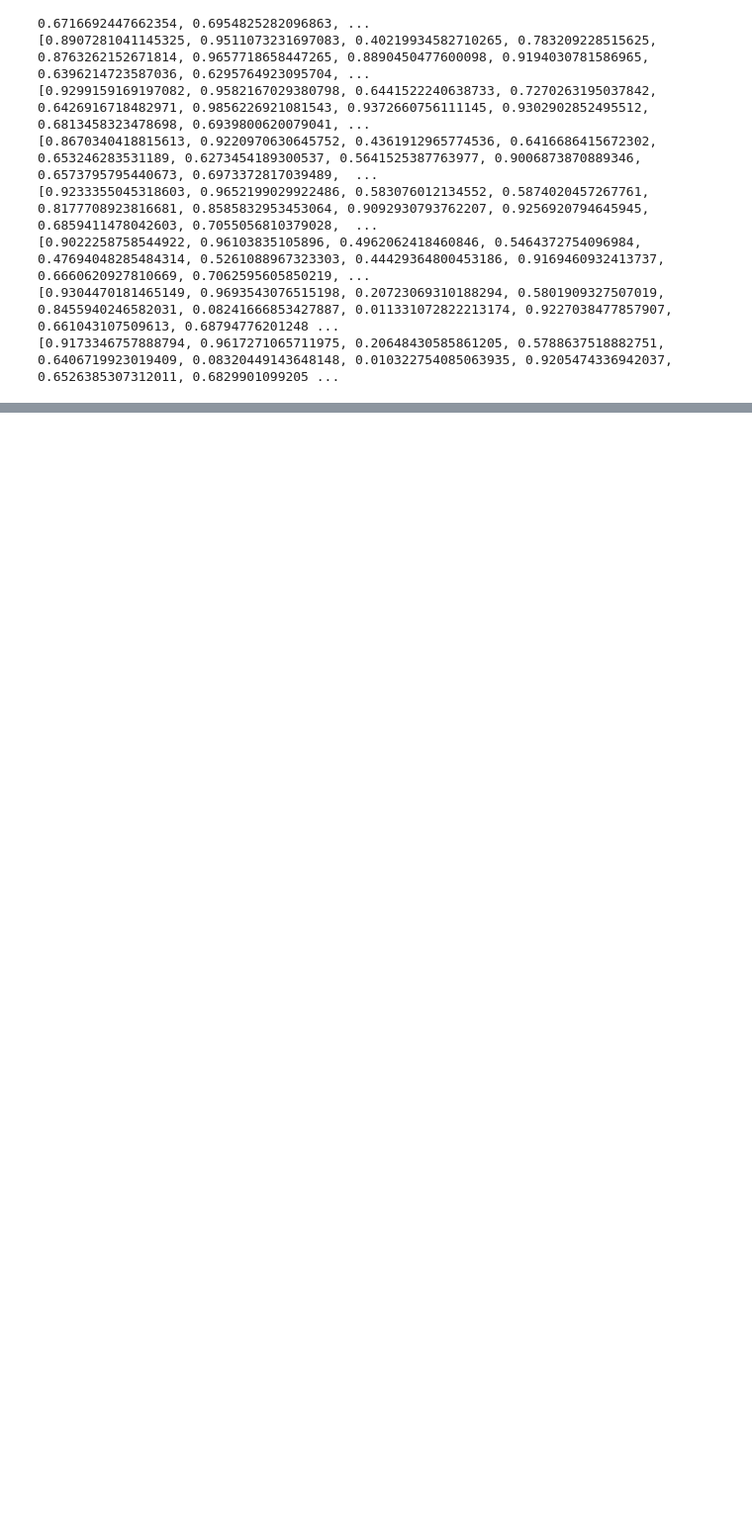
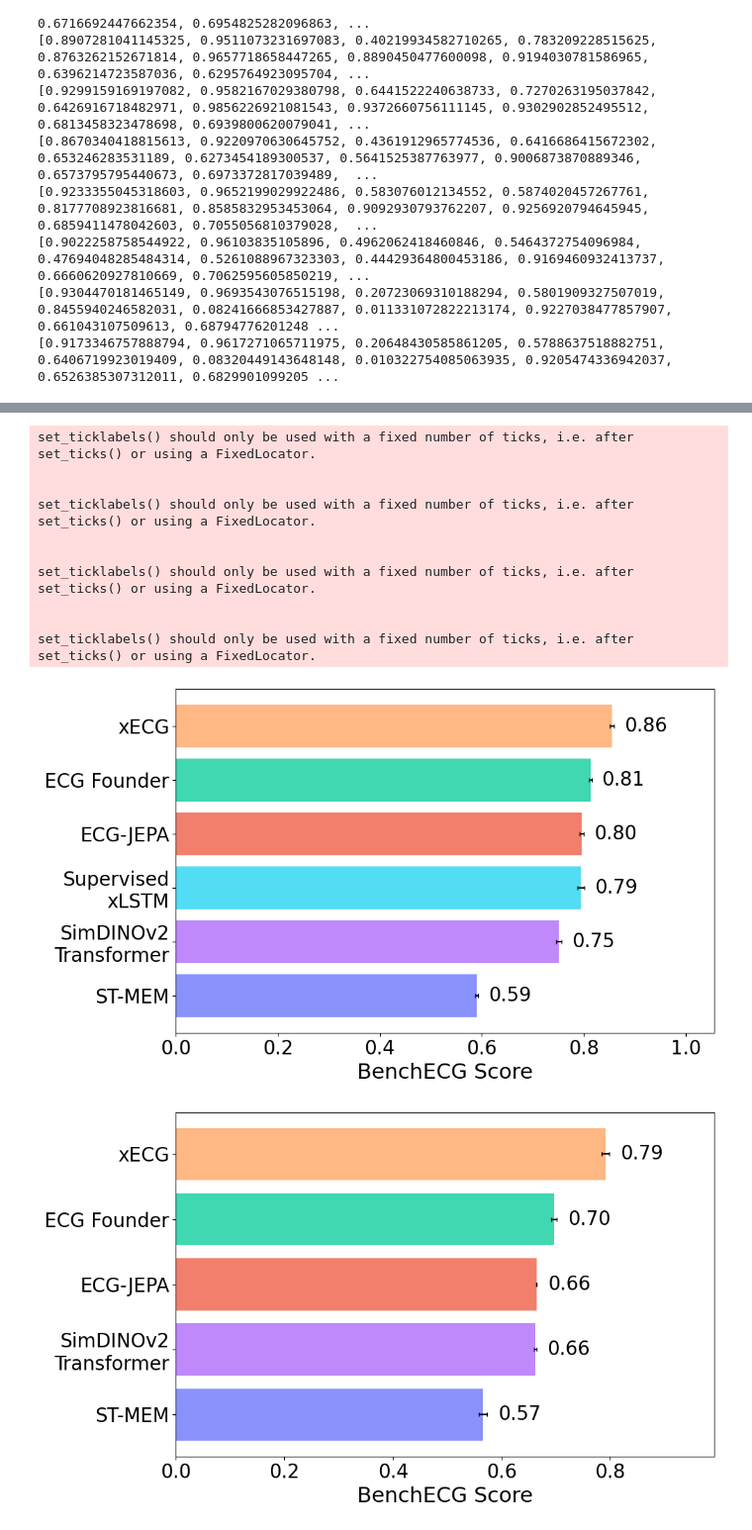
Before and after one commit to Lobster1911/bench-xecg-indian-benchmark, a Jupyter notebook: metrics.ipynb, the cells around one changed output, grey strips where cells are left out. Shown at 99% size. Drawn from its saved outputs; the diff is of its cells as text; code cells hidden in the pictures; blank space fills up the shorter version.

```diff
--- a/metrics.ipynb
+++ b/metrics.ipynb
@@ -1511,0 +1621,74 @@ set_ticklabels() should only be used with a fixed number of ticks, i.e. after se
+# %%
+import matplotlib.pyplot as plt
+import seaborn as sns
+import numpy as np
+
+from plotly.colors import qualitative
+from matplotlib.ticker import MultipleLocator
+
+def plot_bench_score(df, name='mean_score_methods.png'):
+    df = df[['task', 'task_score', 'group']].copy()
+
+    # Step 1: add run index inside each (task, group)
+    df["pos"] = df.groupby(["task", "group"]).cumcount()
+    df = df[df["pos"] < 5]
+
+    # Step 2: average across tasks, for each (group, pos)
+    per_pos = (
+        df.groupby(["group", "pos"])["task_score"]
+        .mean()
+        .reset_index()
+    )
+
+    # Step 3: now aggregate across positions -> mean of means, std of means
+    summary = (
+        per_pos.groupby("group")["task_score"]
+        .agg(mean_over_runs="mean", std_over_runs="std")
+        .reset_index()
+    )
+
+    # add the color column back for plotting
+    summary["pastel_color"] = pastel_colors[:len(summary)]
+    summary.index = methods[:len(summary)]
+
+    summary = summary.sort_values(by="mean_over_runs", ascending=False)
+
+
+
+    fig, ax = plt.subplots(figsize=(10, 6))
+
+    # Draw horizontal bars
+    bars = ax.barh(summary.index, summary["mean_over_runs"], color=summary["pastel_color"])
+    # add std line
+    ax.errorbar(summary["mean_over_runs"], summary.index, xerr=summary["std_over_runs"], fmt='none', c='black', capsize=2)
+
+    ax.set_yticklabels(summary.index, fontsize=20)
+    ax.set_xticklabels([0.0, 0.2, 0.4, 0.6, 0.8, 1.0], fontsize=20)
+
+    # Add labels to bars
+    for i, (value, std, label) in enumerate(zip(summary["mean_over_runs"], summary["std_over_runs"], summary.index)):
+        ax.text(value + std + 0.02, i, f"{value:.2f}", va='center', ha='left', fontsize=20, color='black')
+
+    # Format plot
+    ax.set_xlabel('BenchECG Score', fontsize=22)
+    ax.invert_yaxis()  # Highest rank at top
+    ax.set_xlim([0, summary["mean_over_runs"].max() + 0.2])  # Adjust x-axis limit
+
+    plt.tight_layout()
+    plt.savefig(name, dpi=300)
+
+plot_bench_score(df_bench_score_ft, name='figs/mean_score_methods.svg')
+plot_bench_score(df_bench_score_lp, name='figs/mean_score_methods_lp.svg')
+# %% [output]
+set_ticklabels() should only be used with a fixed number of ticks, i.e. after set_ticks() or using a FixedLocator.
+
+
+set_ticklabels() should only be used with a fixed number of ticks, i.e. after set_ticks() or using a FixedLocator.
+
+
+set_ticklabels() should only be used with a fixed number of ticks, i.e. after set_ticks() or using a FixedLocator.
+
+
+set_ticklabels() should only be used with a fixed number of ticks, i.e. after set_ticks() or using a FixedLocator.
+[figure, new version]
+[figure, new version]
```
Also changed, not shown: parts of 19 cells of this notebook, 9 other files.
